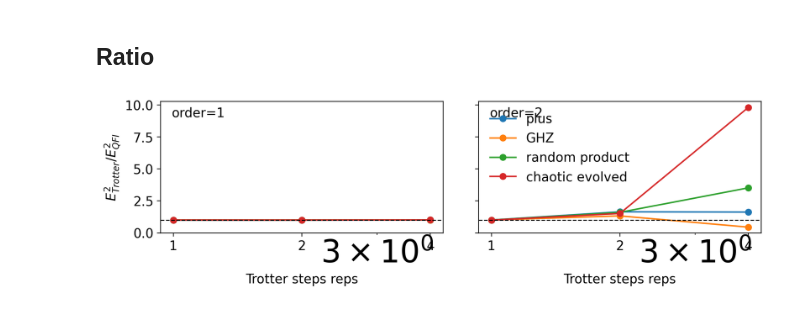
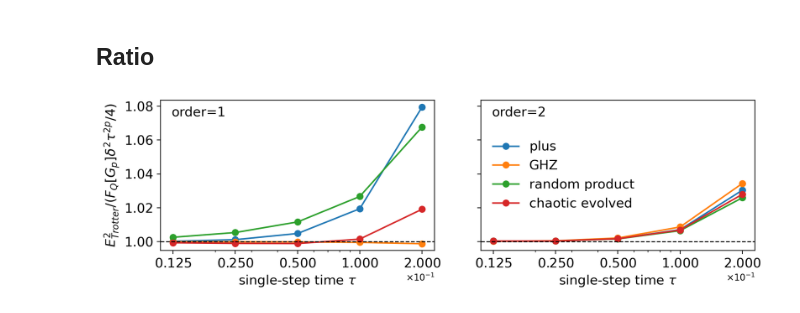
Before and after one commit to Xran-ZH/Sensing-vs-Simulation, a Jupyter notebook: trotter_error_figures.ipynb, the cells around one changed output. Cells and saved outputs as stored; diff of their text form; code cells hidden in the pictures.

```diff
--- a/trotter_error_figures.ipynb
+++ b/trotter_error_figures.ipynb
@@ -45,7 +46,7 @@ def choose_dataset(data_dir, experiment_name="trotter_error"):
 dataset_name, config, data = choose_dataset(DATA_DIR)
 
 orders = data["orders"]
-reps = data["reps"]
+step_times = data["step_times"]
 state_labels = data["state_labels"]
 trotter_error = data["trotter_error"]
 qfi_error = data["qfi_error"]
@@ -56,7 +57,7 @@ print("dataset =", dataset_name)
 print("N =", config["n"])
 print("time =", config["time"])
 print("orders =", orders)
-print("reps =", reps)
+print("step_times =", step_times)
 print("states =", state_labels)
 # %% [output]
 dataset = ising1d__tfim__trotter-error__N6
@@ -74,11 +75,11 @@ if len(orders) == 1:
 
 for order_index, (order, ax) in enumerate(zip(orders, axes)):
     for state_index, label in enumerate(state_labels):
-        ax.loglog(reps, trotter_error[order_index, state_index], marker="o", label=str(label))
-    ax.set_xlabel("Trotter steps reps",fontsize=13)
+        ax.loglog(step_times, trotter_error[order_index, state_index], marker="o", label=str(label))
+    ax.set_xlabel(r"single-step time $\tau$",fontsize=13)
     ax.text(0.04, 0.96, f"order={order}", transform=ax.transAxes, ha="left", va="top", fontsize=13)
     ax.xaxis.set_major_formatter(plt.ScalarFormatter())
-    ax.set_xticks(reps)
+    ax.set_xticks(step_times)
     ax.tick_params(axis="both", which="major", labelsize=13)
 axes[0].set_ylabel("Trotter Bures error",fontsize=13)
 axes[-1].legend(frameon=False,fontsize=13)
@@ -95,7 +96,7 @@ if len(orders) == 1:
 for order_index, (order, ax) in enumerate(zip(orders, axes)):
     x = qfi_error[order_index].ravel()
     y = trotter_error[order_index].ravel()
-    labels = np.repeat(state_labels, len(reps))
+    labels = np.repeat(state_labels, len(step_times))
     for label in state_labels:
         mask = labels == label
         ax.scatter(x[mask], y[mask], label=str(label), alpha=0.9, s=140)
@@ -103,12 +104,14 @@ for order_index, (order, ax) in enumerate(zip(orders, axes)):
     ax.plot([0, lim], [0, lim], color="black", lw=2.1, ls="--")
     ax.set_xlim(0, lim)
     ax.set_ylim(0, lim)
-    ax.set_xlabel(r"$\frac{1}{2}\sqrt{F_Q[\Delta H]}$")
+    ax.set_xlabel(r"$\frac{1}{2}\sqrt{F_Q[G_p]\,\delta^2\tau^{2p}}$")
     ax.set_ylabel(r"$E_{\mathrm{Trotter}}$")
     ax.tick_params(axis="both", which="major", labelsize=32)
+    ax.yaxis.set_major_formatter(ScalarFormatter(useMathText=True))
+    ax.ticklabel_format(axis="y", style="sci", scilimits=(0, 0))
     ax.text(-0.13, 1.08, f"({chr(97 + order_index)})", transform=ax.transAxes, ha="left", va="top", fontsize=33, fontweight="bold", clip_on=False)
     ax.text(0.96, 0.06, f"order={order}", transform=ax.transAxes, ha="right", va="bottom", fontsize=25)
-axes[-1].legend(frameon=False, loc="lower right")
-fig.savefig(FIGURE_DIR / "trotter_tradeoff.pdf", bbox_inches="tight")
-fig.savefig(FIGURE_DIR / "trotter_tradeoff.png", bbox_inches="tight")
+    ax.legend(frameon=False, loc="upper left", fontsize=24, handlelength=1.1, borderaxespad=0.25)
+fig.savefig(FIGURE_DIR / "trotter_tradeoff.pdf", bbox_inches="tight", pad_inches=0.08)
+fig.savefig(FIGURE_DIR / "trotter_tradeoff.png", bbox_inches="tight", pad_inches=0.08)
 # %% [output]
@@ -118,19 +121,22 @@ fig.savefig(FIGURE_DIR / "trotter_tradeoff.png", bbox_inches="tight")
 # %%
 fig, axes = plt.subplots(1, len(orders), figsize=(5.0 * len(orders), 3.5), sharey=True)
 if len(orders) == 1:
     axes = [axes]
 
 for order_index, (order, ax) in enumerate(zip(orders, axes)):
     for state_index, label in enumerate(state_labels):
-        ax.semilogx(reps, ratio[order_index, state_index], marker="o", label=str(label))
+        ax.semilogx(step_times, ratio[order_index, state_index], marker="o", label=str(label))
     ax.axhline(1.0, color="black", lw=1, ls="--")
-    ax.set_xlabel("Trotter steps reps", fontsize=13)
+    ax.set_xlabel(r"single-step time $\tau$", fontsize=13)
     ax.text(0.04, 0.96, f"order={order}", transform=ax.transAxes, ha="left", va="top", fontsize=13)
     ax.xaxis.set_major_formatter(plt.ScalarFormatter())
-    ax.set_xticks(reps)
+    ax.set_xticks(step_times)
     ax.tick_params(axis="both", which="major", labelsize=13)
-axes[0].set_ylabel(r"$E_{Trotter}^2 / E_{QFI}^2$", fontsize=13)
+    ax.xaxis.set_major_formatter(ScalarFormatter(useMathText=True))
+    ax.ticklabel_format(axis="x", style="sci", scilimits=(0, 0))
+    ax.xaxis.get_offset_text().set_fontsize(9)
+axes[0].set_ylabel(r"$E_{Trotter}^2 /(F_Q[G_p]\delta^2\tau^{2p}/4)$", fontsize=13)
 axes[-1].legend(frameon=False, fontsize=13)
 fig.tight_layout()
 # %% [output]
-[figure, old version]
+[figure, new version]
```
Also changed, not shown: parts of 5 cells of this notebook, 13 other files.
